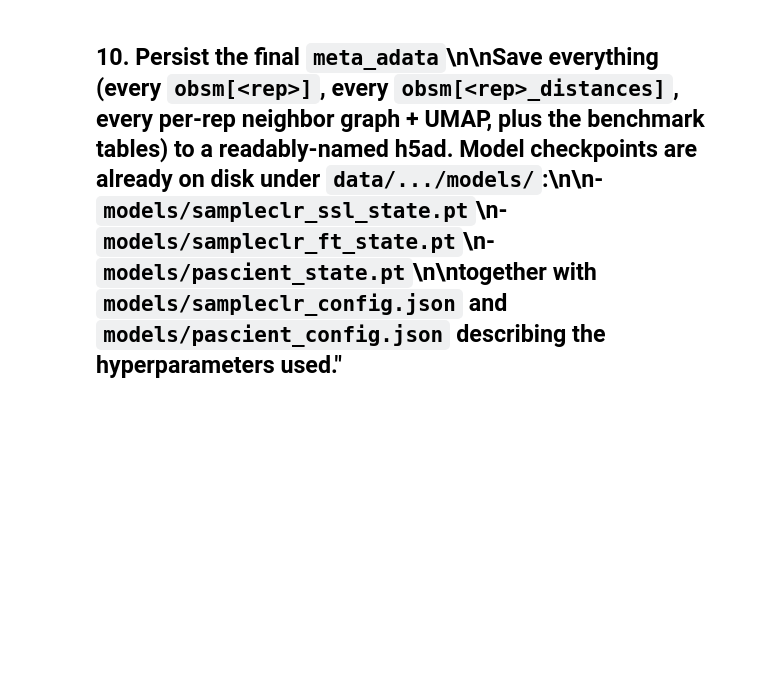
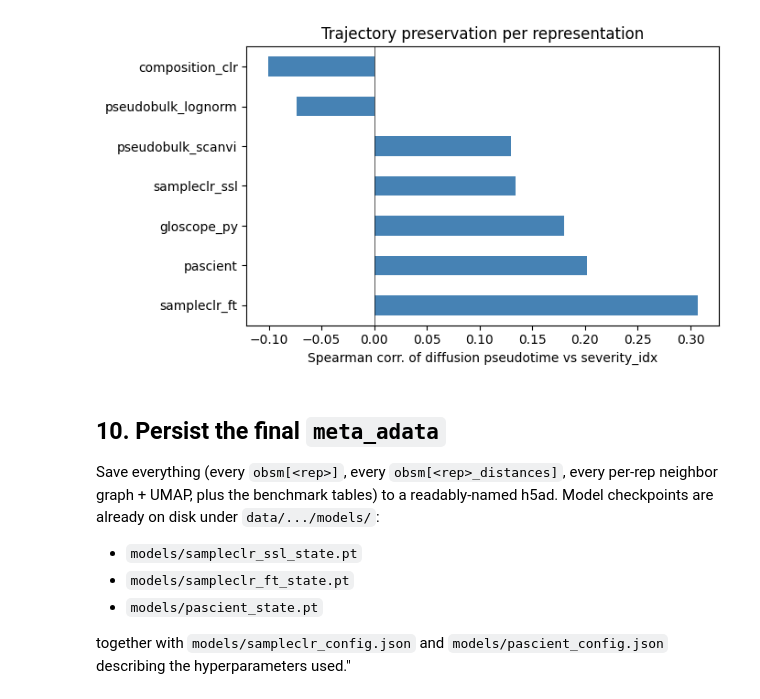
Before and after one commit to lueckenlab/patpy_tutorials, a Jupyter notebook: stephenson_combat_integration.ipynb, the cells around one changed output. Saved outputs shown, nothing was run; the diff lists cells and outputs as text; code cells hidden in the pictures; blank space fills up the shorter version.

```diff
--- a/stephenson_combat_integration.ipynb
+++ b/stephenson_combat_integration.ipynb
@@ -15,2 +93,5 @@ sc.pl.umap(\n    adata,\n    color=[\"dataset\", \"Site\", \"Status\", \"severit
 # %%
-adata = p.preprocess(adata)\nprint(\"X is now log-normalised:\")\nprint(\"  X.max =\", float(adata.X.max()), \" X.min =\", float(adata.X.min()))\nprint(\"layers:\", list(adata.layers))
+adata = p.preprocess(adata)
+print("X is now log-normalised:")
+print("  X.max =", float(adata.X.max()), " X.min =", float(adata.X.min()))
+print("layers:", list(adata.layers))
@@ -53,2 +393,4 @@ import seaborn as sns\n\nfig, ax = plt.subplots(figsize=(9, 5))\nsns.heatmap(knn
 # %%
-traj_df = p.benchmark_trajectory(meta_adata, trajectory_variable=\"severity_idx\")\ntraj_df.to_csv(p.BENCHMARK_TRAJECTORY_CSV)\ntraj_df
+traj_df = p.benchmark_trajectory(meta_adata, trajectory_variable="severity_idx")
+traj_df.to_csv(p.BENCHMARK_TRAJECTORY_CSV)
+traj_df
@@ -55,5 +418,21 @@ traj_df = p.benchmark_trajectory(meta_adata, trajectory_variable=\"severity_idx\
 # %%
-fig, ax = plt.subplots(figsize=(7, 4))\ntraj_df.plot.barh(y=\"correlation\", ax=ax, legend=False, color=\"steelblue\")\nax.set_xlabel(\"Spearman corr. of diffusion pseudotime vs severity_idx\")\nax.set_title(\"Trajectory preservation per representation\")\nax.axvline(0, color=\"black\", lw=0.5)\nplt.tight_layout()\nplt.show()
+fig, ax = plt.subplots(figsize=(7, 4))
+traj_df.plot.barh(y="correlation", ax=ax, legend=False, color="steelblue")
+ax.set_xlabel("Spearman corr. of diffusion pseudotime vs severity_idx")
+ax.set_title("Trajectory preservation per representation")
+ax.axvline(0, color="black", lw=0.5)
+plt.tight_layout()
+plt.show()
+# %% [output]
+[figure, added]
 # %% [markdown]
-## 10. Persist the final `meta_adata`\n\nSave everything (every `obsm[<rep>]`, every `obsm[<rep>_distances]`, every per-rep neighbor graph + UMAP, plus the benchmark tables) to a readably-named h5ad. Model checkpoints are already on disk under `data/.../models/`:\n\n- `models/sampleclr_ssl_state.pt`\n- `models/sampleclr_ft_state.pt`\n- `models/pascient_state.pt`\n\ntogether with `models/sampleclr_config.json` and `models/pascient_config.json` describing the hyperparameters used."
+## 10. Persist the final `meta_adata`
+
+Save everything (every `obsm[<rep>]`, every `obsm[<rep>_distances]`, every per-rep neighbor graph + UMAP, plus the benchmark tables) to a readably-named h5ad. Model checkpoints are already on disk under `data/.../models/`:
+
+- `models/sampleclr_ssl_state.pt`
+- `models/sampleclr_ft_state.pt`
+- `models/pascient_state.pt`
+
+together with `models/sampleclr_config.json` and `models/pascient_config.json` describing the hyperparameters used."
 # %%
```
Also changed, not shown: parts of 28 cells of this notebook.
